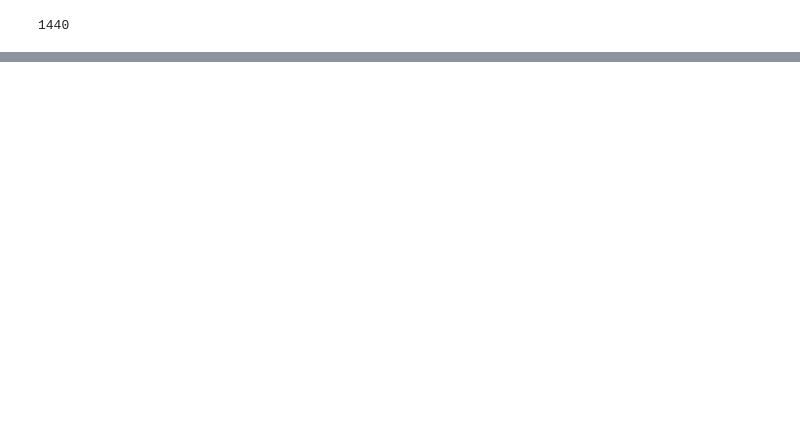
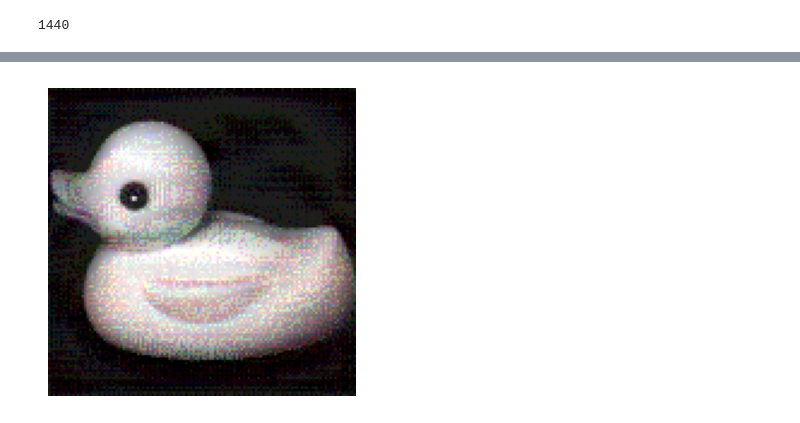
Before and after one commit to ameliamartinson/540-project-code, a Jupyter notebook: Coil20_simplified.ipynb, the cells around one changed output, grey strips where cells are left out. Cells and saved outputs as stored; diff of their text form; code cells hidden in the pictures; blank space fills up the shorter version.

Commit message:
implement attack, add handdrawn ducks

```diff
--- a/Coil20_simplified.ipynb
+++ b/Coil20_simplified.ipynb
@@ -179,6 +172,12 @@ for i in range(1440):
             count_correct += 1
         else:
             incorrect.append(i)
+# %%
+def display_image_tensor(img_tensor):
+    plt.figure(figsize=(4,4))
+    plt.imshow(img_tensor.permute(1,2,0))
+    plt.axis('off')
+    plt.show()
 # %%
 count_correct
 # %% [output]
@@ -187,0 +189,22 @@ count_correct/1440
+# %%
+# Attack
+start_image_tensor, true_label = images[0]
+start_image = start_image_tensor.unsqueeze(0).to(device)
+true_label = torch.Tensor([true_label]).to(device)
+
+start_image.requires_grad = True
+
+output = model(start_image)
+init_pred = output.max(1,keepdim=True)[1]
+
+loss = F.nll_loss(output, true_label)
+model.zero_grad()
+loss.backward()
+image_grad = start_image.grad.data
+sign_image_grad = image_grad.sign()
+perturbed_image = start_image + 0.1*sign_image_grad
+perturbed_image = torch.clamp(perturbed_image,0,1).squeeze(0)
+perturbed_image_disp = perturbed_image.cpu().detach()
+display_image_tensor(perturbed_image_disp)
+# %% [output]
+[figure, added]
```
Also changed, not shown: parts of 10 cells of this notebook, 16 other files.
